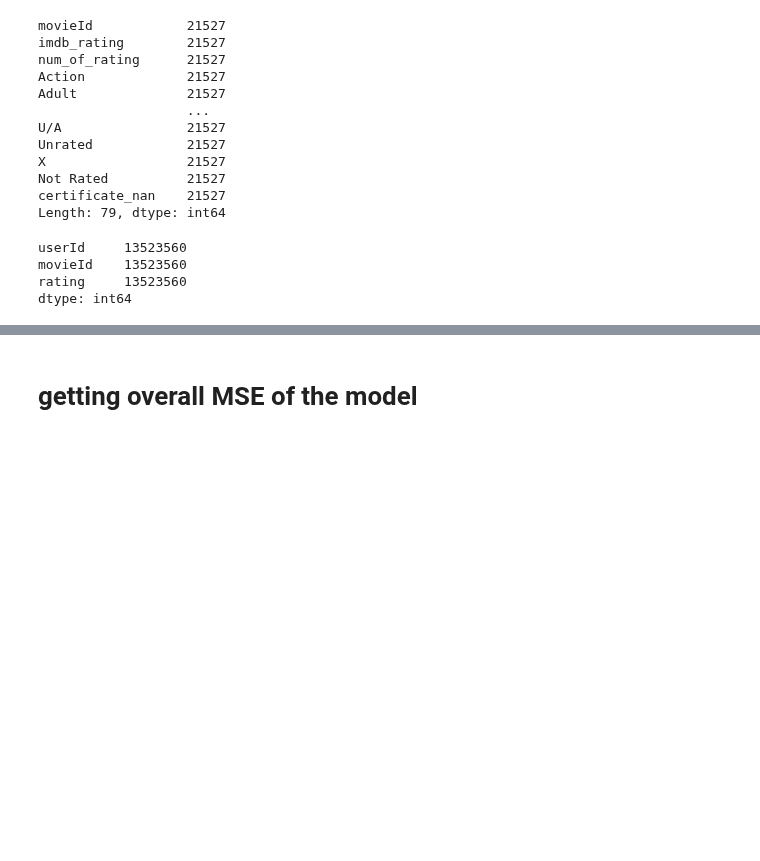
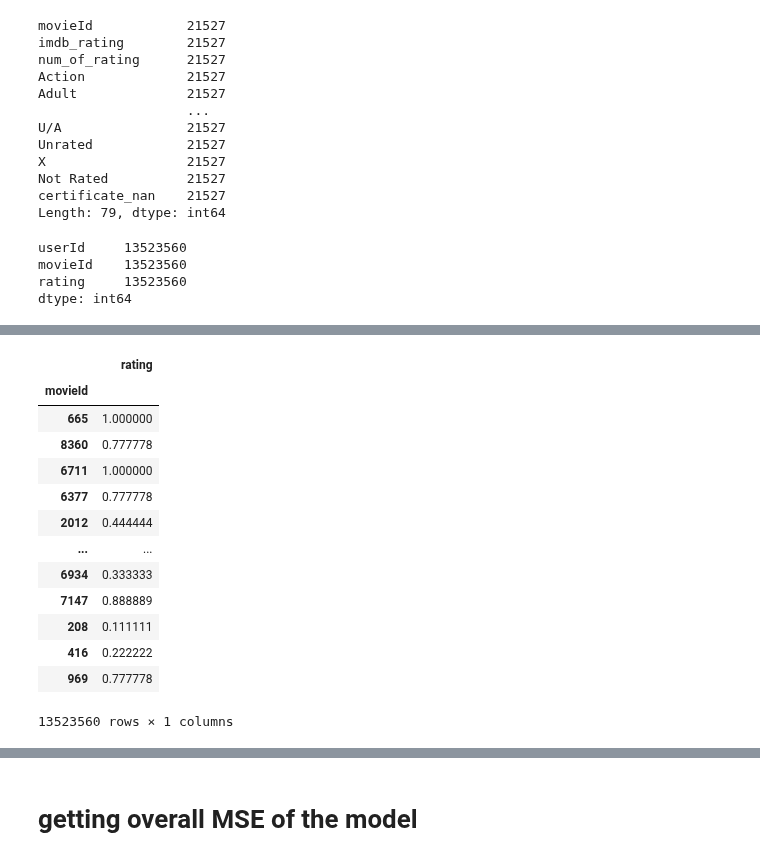
Before and after one commit to vincentlewi/import-group_name, a Jupyter notebook: content_based_nn_kev.ipynb, the cells around one changed output, grey strips where cells are left out. Cells and saved outputs as stored; diff of their text form; code cells hidden in the pictures; blank space fills up the shorter version.

```diff
--- a/content_based_nn_kev.ipynb
+++ b/content_based_nn_kev.ipynb
@@ -332,0 +414,21 @@ Epoch 7/10
+# %%
+df_ratings = pd.DataFrame()
+
+df_ratings['rating'] = df_user_movie_pairs['rating']
+
+df_ratings
+# %% [output]
+|  | rating |
+| movieId |  |
+| 665 | 1.000000 |
+| 8360 | 0.777778 |
+| 6711 | 1.000000 |
+| 6377 | 0.777778 |
+| 2012 | 0.444444 |
+| ... | ... |
+| 6934 | 0.333333 |
+| 7147 | 0.888889 |
+| 208 | 0.111111 |
+| 416 | 0.222222 |
+| 969 | 0.777778 |
+13523560 rows × 1 columns
```
Also changed, not shown: parts of 10 cells of this notebook, 2 other files.
